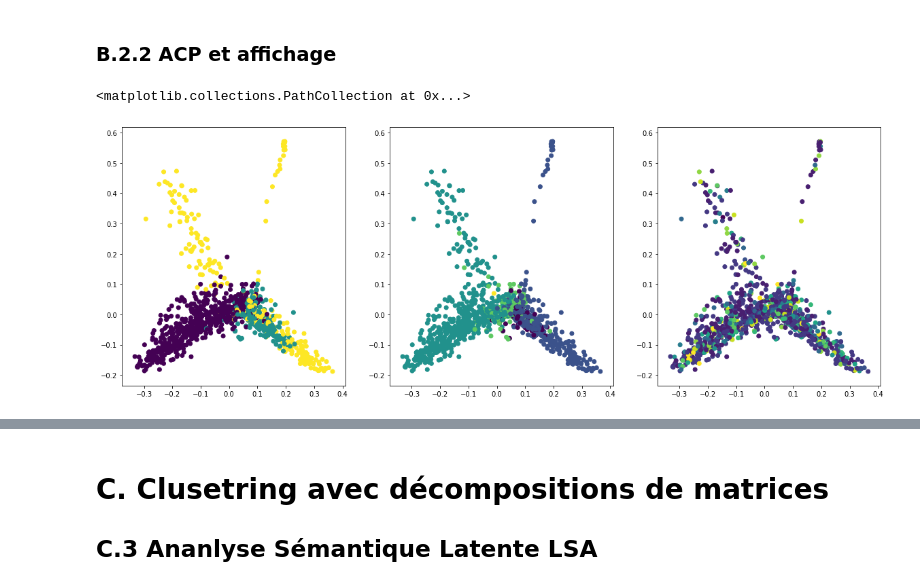
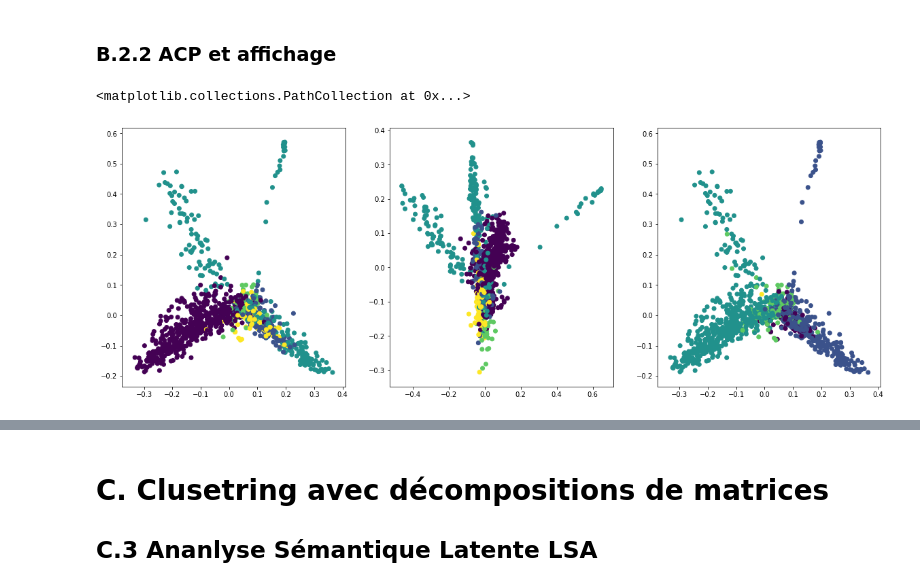
Before and after one commit to AchilleBaucher/confiance_diffusion, a Jupyter notebook: jupyter/clustering.ipynb, the cells around one changed output, grey strips where cells are left out. Saved outputs shown, nothing was run; the diff lists cells and outputs as text; code cells hidden in the pictures.

```diff
--- a/jupyter/clustering.ipynb
+++ b/jupyter/clustering.ipynb
@@ -64,0 +68,15 @@ pd.DataFrame(docsamp,columns = np.array(tfidf_feature_names)[samp]).head(5)
+# %%
+# reduce the features to 2D
+from sklearn.decomposition import PCA
+
+# Avec 4 principaux
+random_state = 0
+pca = PCA(n_components=4, random_state=random_state)
+reduced_features_brut = pca.fit_transform(tfidf.toarray())
+fig, axes = plt.subplots(1,3,figsize = (20,7))
+axes[0].scatter(reduced_features_brut[:,0], reduced_features_brut[:,1], c=rubint)
+axes[0].set_title("ACP avec composantes {} et {}, couleurs = rubriques".format(0,1))
+axes[1].scatter(reduced_features_brut[:,2], reduced_features_brut[:,3], c=rubint)
+axes[1].set_title("ACP avec composantes {} et {}, couleurs = rubriques".format(2,3))
+axes[2].scatter(reduced_features_brut[:,1], reduced_features_brut[:,2], c=rubint)
+axes[2].set_title("ACP avec composantes {} et {}, couleurs = rubriques".format(1,2));
@@ -113,8 +129,8 @@ https://chrisalbon.com/machine_learning/clustering/agglomerative_clustering/
 # Create meanshift object
 from sklearn.cluster import AgglomerativeClustering
 agg_clust_brut = AgglomerativeClustering(linkage='complete',
-                              affinity='euclidean',
-                              n_clusters=3)
+                              affinity='cosine',
+                              n_clusters=5)
 
 # Train model
 agg_clust_brut = agg_clust_brut.fit(tfidf.toarray())
@@ -128,8 +139,8 @@ reduced_features_brut = pca.fit_transform(tfidf.toarray())
 # %%
 fig, axes = plt.subplots(1,3,figsize = (20,7))
 axes[0].scatter(reduced_features_brut[:,0], reduced_features_brut[:,1], c=agg_clust_brut.labels_)
-axes[1].scatter(reduced_features_brut[:,0], reduced_features_brut[:,1], c=rubint)
-axes[2].scatter(reduced_features_brut[:,0], reduced_features_brut[:,1], c=groupint)
+axes[1].scatter(reduced_features_brut[:,2], reduced_features_brut[:,3], c=agg_clust_brut.labels_)
+axes[2].scatter(reduced_features_brut[:,0], reduced_features_brut[:,1], c=rubint)
 # %% [output]
 <matplotlib.collections.PathCollection at 0x...>
-[figure, old version]
+[figure, new version]
```
Also changed, not shown: parts of 36 cells of this notebook, 3 other files.
